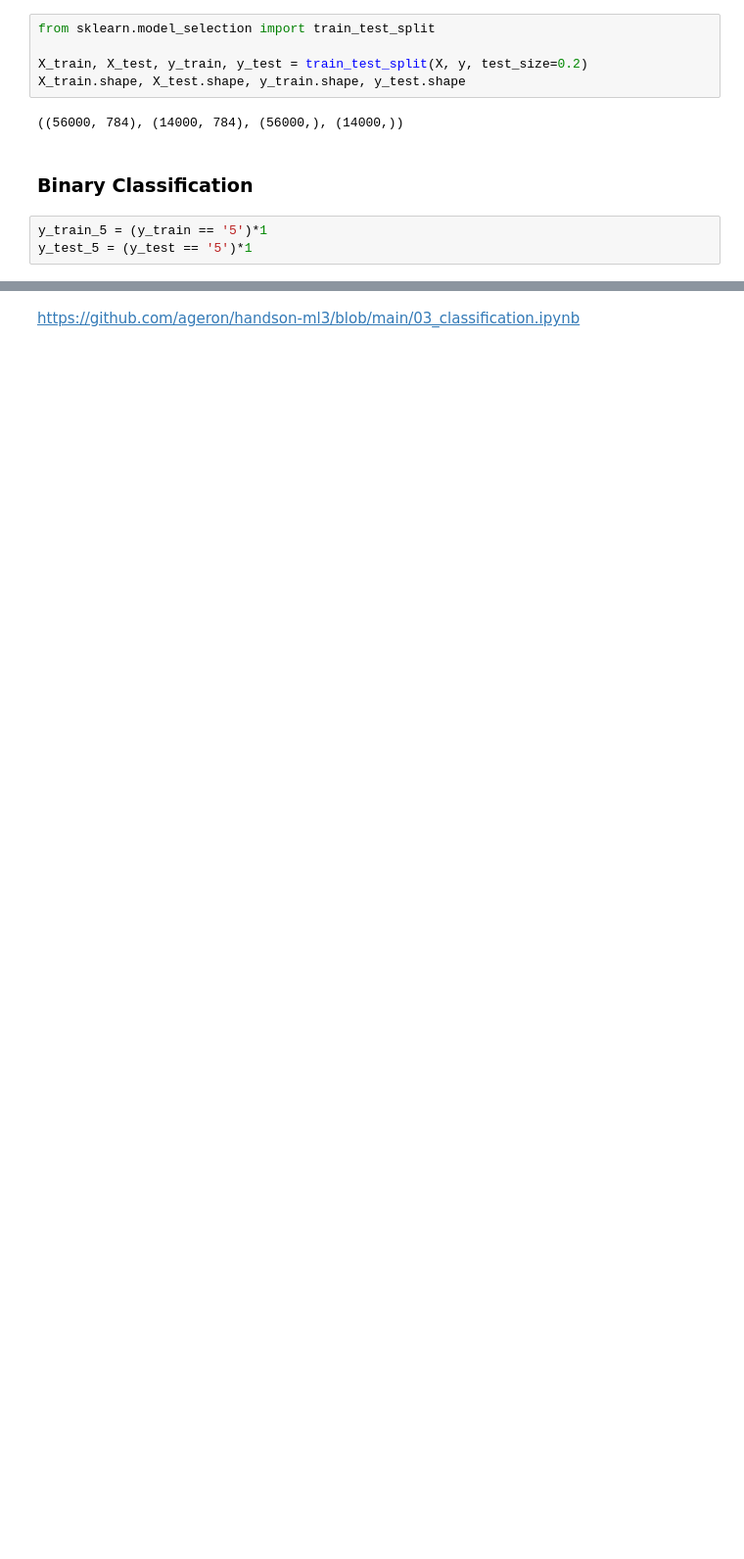
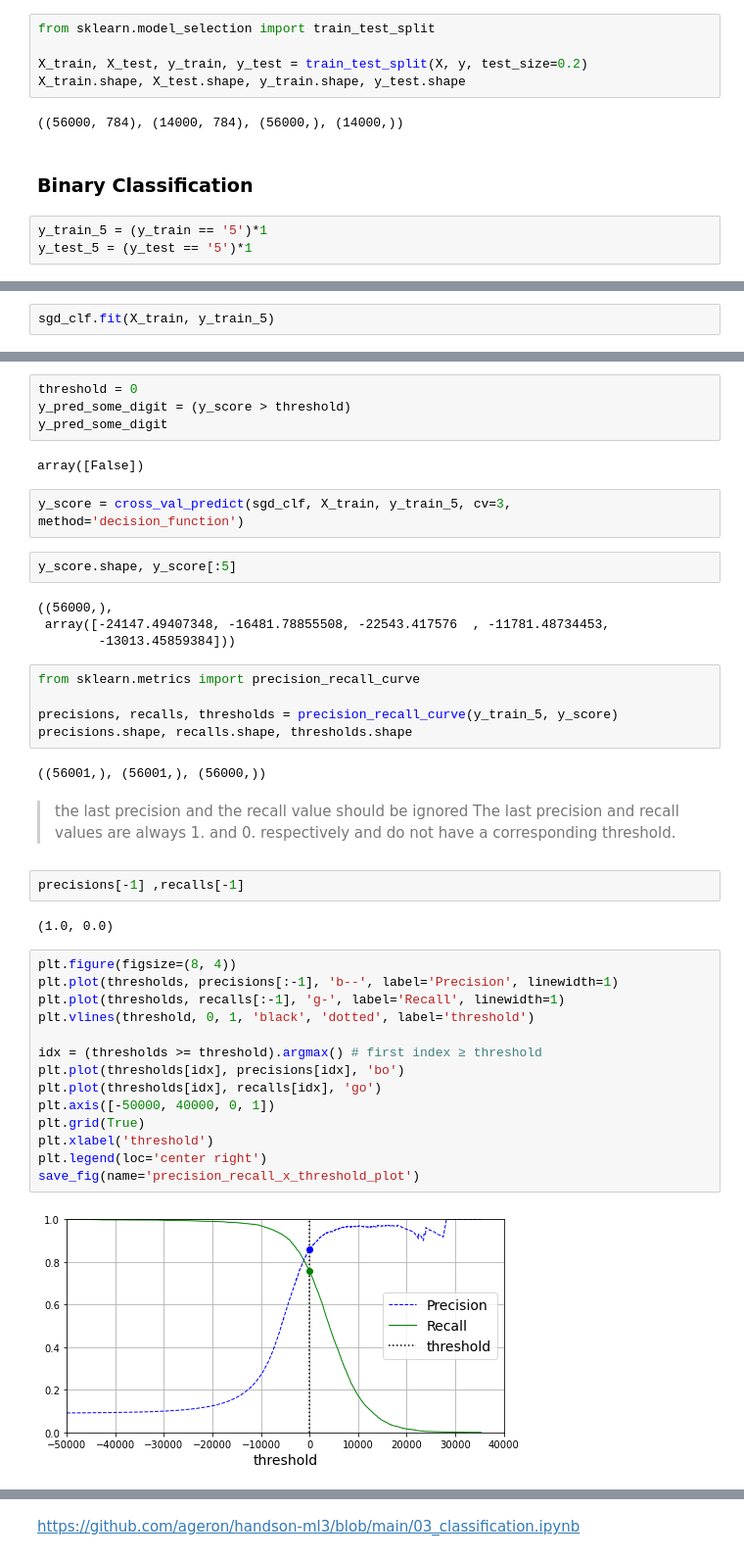
Before and after one commit to NickyAlan/Machine-Learning-in-2023, a Jupyter notebook: 3_classification.ipynb, the cells around one changed output, grey strips where cells are left out. Shown: that part at 98% size. Cells and saved outputs as stored; diff of their text form; blank space fills up the shorter version.

Commit message:
precision and recall

```diff
--- a/3_classification.ipynb
+++ b/3_classification.ipynb
@@ -111,0 +110,2 @@ f1_score(y_train_5, y_train_pred)
+# %%
+sgd_clf.fit(X_train, y_train_5)
@@ -111,0 +122,43 @@ f1_score(y_train_5, y_train_pred)
+# %%
+threshold = 0
+y_pred_some_digit = (y_score > threshold)
+y_pred_some_digit
+# %% [output]
+array([False])
+# %%
+y_score = cross_val_predict(sgd_clf, X_train, y_train_5, cv=3, method='decision_function')
+# %%
+y_score.shape, y_score[:5]
+# %% [output]
+((56000,),
+ array([-24147.49407348, -16481.78855508, -22543.417576  , -11781.48734453,
+        -13013.45859384]))
+# %%
+from sklearn.metrics import precision_recall_curve
+
+precisions, recalls, thresholds = precision_recall_curve(y_train_5, y_score)
+precisions.shape, recalls.shape, thresholds.shape
+# %% [output]
+((56001,), (56001,), (56000,))
+# %% [markdown]
+> the last precision and the recall value should be ignored The last precision and recall values are always 1. and 0. respectively and do not have a corresponding threshold.
+# %%
+precisions[-1] ,recalls[-1]
+# %% [output]
+(1.0, 0.0)
+# %%
+plt.figure(figsize=(8, 4))
+plt.plot(thresholds, precisions[:-1], 'b--', label='Precision', linewidth=1)
+plt.plot(thresholds, recalls[:-1], 'g-', label='Recall', linewidth=1)
+plt.vlines(threshold, 0, 1, 'black', 'dotted', label='threshold')
+
+idx = (thresholds >= threshold).argmax() # first index ≥ threshold
+plt.plot(thresholds[idx], precisions[idx], 'bo')
+plt.plot(thresholds[idx], recalls[idx], 'go')
+plt.axis([-50000, 40000, 0, 1])
+plt.grid(True)
+plt.xlabel('threshold')
+plt.legend(loc='center right')
+save_fig(name='precision_recall_x_threshold_plot')
+# %% [output]
+[figure, added]
```
Also changed, not shown: parts of 16 cells of this notebook, 4 other files.
